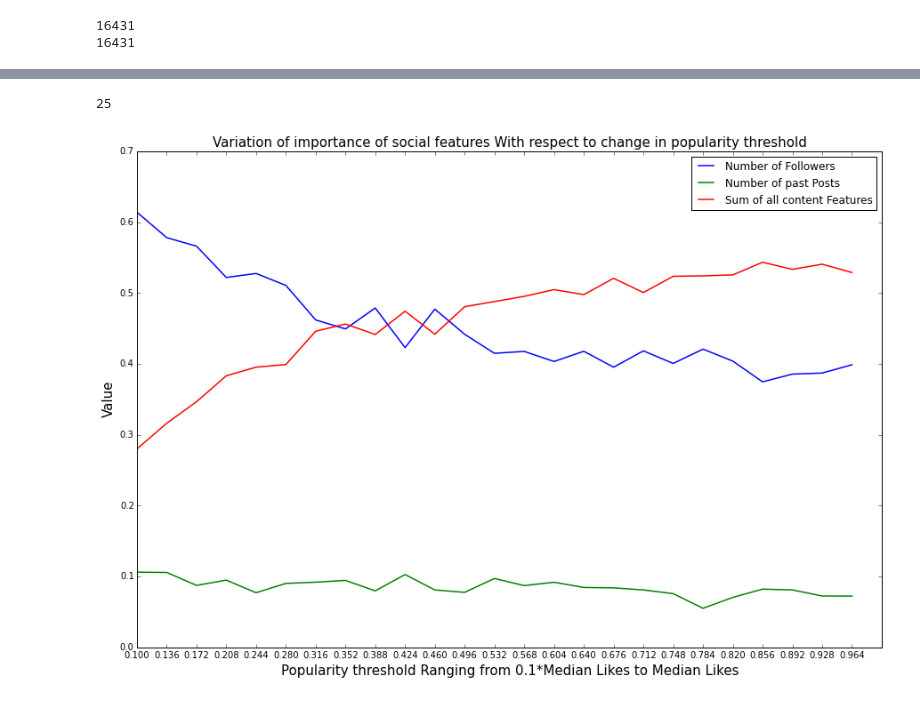
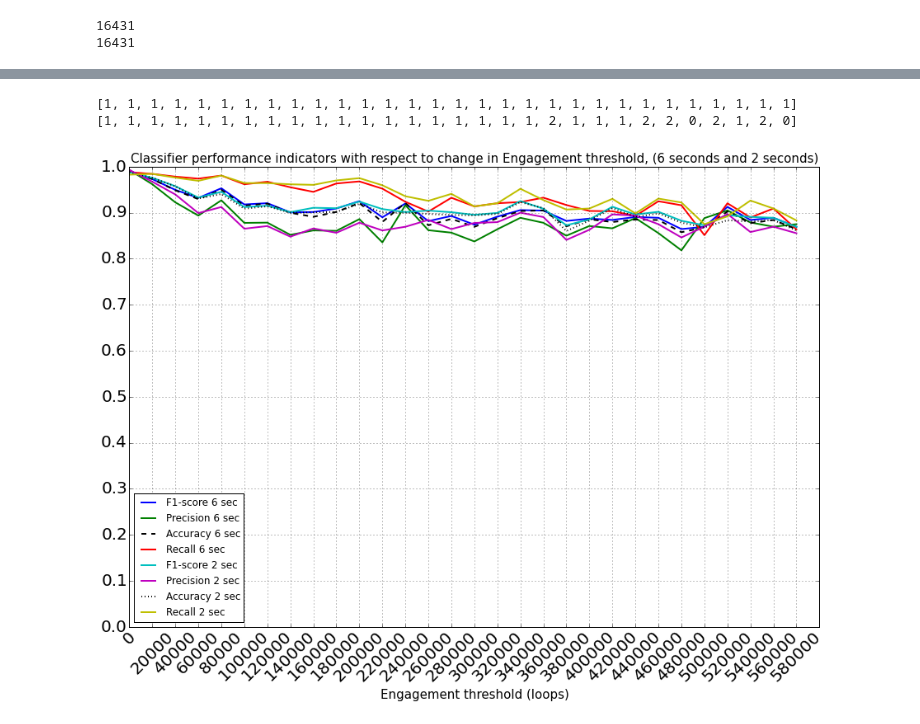
Before and after one commit to sagarjoglekar/vineCrawl, a Jupyter notebook: notebooks/FeatureCollateAndClassifier.ipynb, the cells around one changed output, grey strips where cells are left out. Drawn from its saved outputs; the diff is of its cells as text; code cells hidden in the pictures.

```diff
--- a/notebooks/FeatureCollateAndClassifier.ipynb
+++ b/notebooks/FeatureCollateAndClassifier.ipynb
@@ -262,0 +478,36 @@ Videos Classified as Popular 0.122147
+# %%
+print indexAesthetic
+print indexAudio
+# %% [output]
+[1, 1, 1, 1, 1, 1, 1, 1, 1, 1, 1, 1, 1, 1, 1, 1, 1, 1, 1, 1, 1, 1, 1, 1, 1, 1, 1, 1, 1, 1]
+[1, 1, 1, 1, 1, 1, 1, 1, 1, 1, 1, 1, 1, 1, 1, 1, 1, 1, 1, 2, 1, 1, 1, 2, 2, 0, 2, 1, 2, 0]
+# %%
+fig, ax = plt.subplots()
+fig.set_size_inches(15, 10)
+plt.title("Classifier performance indicators with respect to change in Engagement threshold, (6 seconds and 2 seconds)", fontsize = 15)
+plt.xlabel("Engagement threshold (loops)",fontsize = 15)
+plt.ylabel("",fontsize = 20)
+
+#x = np.array(np.arange(0.2*medianPopReposts , 1.5*medianPopReposts , (1.5*medianPopReposts-0.2*medianPopReposts)/steps))
+
+#plt.plot(x[:-2] , accuracies_total[:-2],linewidth = 1.5)
+#plt.plot(x[:-2] , errors_total[:-2],linewidth = 1.5)
+plt.plot(x[:] , fscores_total[:],linewidth = 2)
+plt.plot(x[:] , precision_total[:],linewidth = 2)
+plt.plot(x[:] , accuracies_total[:],linewidth = 2 , ls = 'dashed' , color = 'black')
+plt.plot(x[:] , recall_total[:],linewidth = 2)
+
+plt.plot(x[:] , fscores_total_thirds[:],linewidth = 2)
+plt.plot(x[:] , precision_total_thirds[:],linewidth = 2)
+plt.plot(x[:] , accuracies_total_thirds[:],linewidth = 2, ls = 'dotted' , color = 'black')
+plt.plot(x[:] , recall_total_thirds[:],linewidth = 2)
+
+plt.yticks(y, fontsize =  20 )
+plt.xticks( x , rotation=45, fontsize =  20  )
+plt.legend(['F1-score 6 sec', 'Precision 6 sec', 'Accuracy 6 sec', 'Recall 6 sec', \
+            'F1-score 2 sec', 'Precision 2 sec', 'Accuracy 2 sec', 'Recall 2 sec'
+           ] , loc = 3)
+plt.grid(True)
+plt.show()
+# %% [output]
+[figure, added]
@@ -263,22 +516,14 @@ Videos Classified as Popular 0.122147
 # %%
 fig, ax = plt.subplots()
 fig.set_size_inches(15, 10)
-plt.title("Variation of importance of social features With respect to change in popularity threshold", fontsize = 15)
-plt.xlabel("Popularity threshold Ranging from 0.1*Median Likes to Median Likes ",fontsize = 15)
-plt.ylabel("Value",fontsize = 15)
+plt.title("Variation of correlations between popularity indices with respect to change in threshold", fontsize = 15)
+plt.xlabel("Popularity threshold Ranging from Median of entire dataset to Median of gold standard ",fontsize = 15)
+plt.ylabel("Pearson Correlation coeff.",fontsize = 15)
+plt.plot(corr_loopLike,linewidth = 1.5)
+plt.plot(corr_likeRepo,linewidth = 1.5)
+plt.plot(corr_repoLoop,linewidth = 1.5)
 
-content_feature_importance = [np.sum(feature_importance_total[i,:26]) for i in range(feature_importance_total.shape[0])]
-print len(content_feature_importance)
-x = np.array(np.arange(0.1 , 1 , 0.9/25))
-plt.plot(x , feature_importance_total[:,26],linewidth = 1.5)
-plt.plot(x , feature_importance_total[:,27],linewidth = 1.5)
-plt.plot(x , content_feature_importance,linewidth = 1.5)
-
-plt.xticks( x )
-
-plt.legend(['Number of Followers', 'Number of past Posts' ,'Sum of all content Features'
+plt.legend(['Corr Between Loops and Likes', 'Corr Between Likes and Reposts', 'Corr Between Reposts and Loops'
            ])
+plt.grid(True)
 plt.show()
-# %% [output]
-25
-[figure, removed]
```
Also changed, not shown: parts of 49 cells of this notebook, 16 other files.
